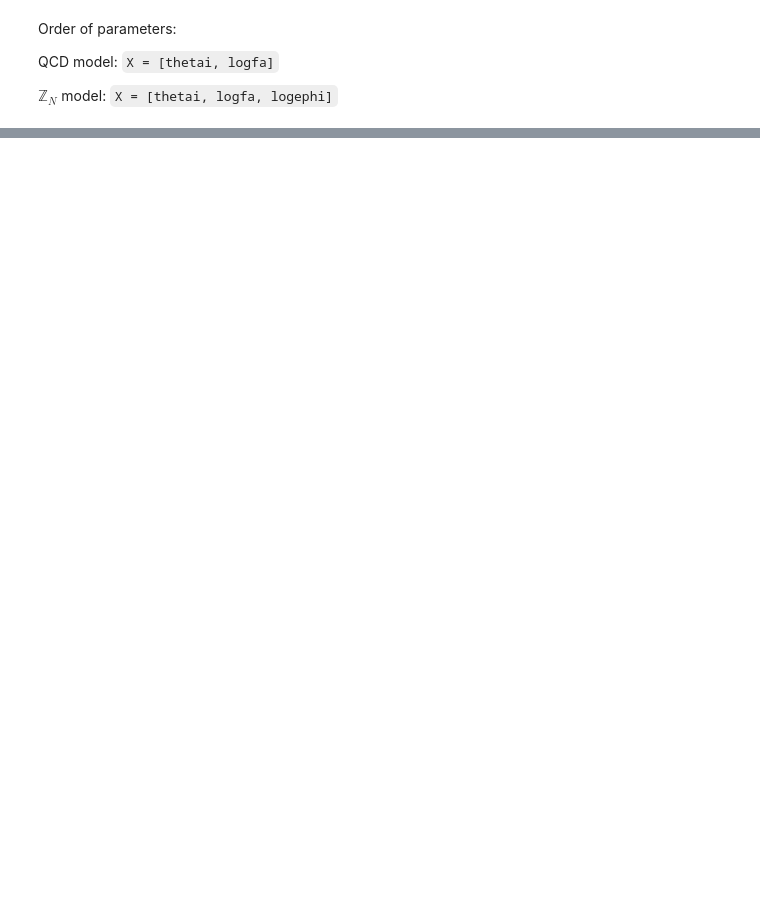
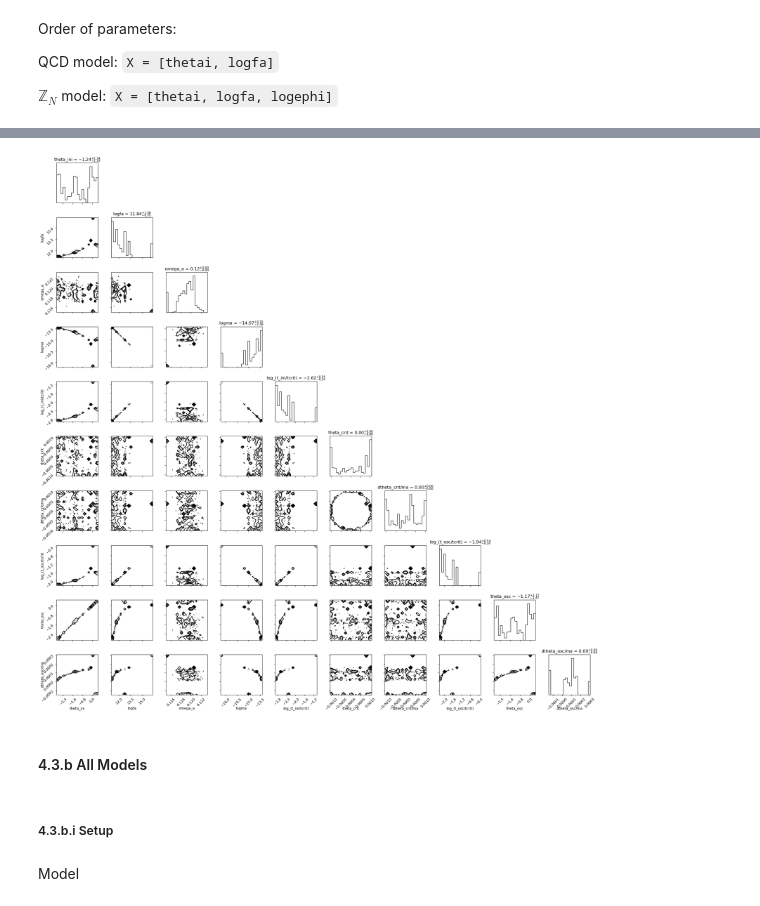
Before and after one commit to ManuelBuenAbad/axion_mcmc, a Jupyter notebook: axion_evol.ipynb, the cells around one changed output, grey strips where cells are left out. Drawn from its saved outputs; the diff is of its cells as text; code cells hidden in the pictures; blank space fills up the shorter version.

```diff
--- a/axion_evol.ipynb
+++ b/axion_evol.ipynb
@@ -4375,0 +4718,16 @@ p0 = np.random.rand(nwalkers, ndim)
+# %%
+# multiplying dtheta times axion mass:
+df[[col for col in df.columns if 'dtheta' in col]] = df[[col for col in df.columns if 'dtheta' in col]].divide(df['ma'], axis=0)
+# renaming:
+new_dtheta_names = {dth:dth+'/ma' for dth in [col for col in df.columns if 'dtheta' in col]}
+df.rename(columns=new_dtheta_names, inplace=True)
+
+# taking the log of the axion mass:
+df['ma'] = df['ma'].map(np.log10)
+# renaming:
+df.rename(columns={'ma':'logma'}, inplace=True)
+
+# dividing times by tcrit, and taking the log:
+df[[col for col in df.columns if 't_' in col]] = df[[col for col in df.columns if 't_' in col]].apply(lambda t: np.log10(t/tcrit))
+new_time_names = {tim:'log_('+tim+'/tcrit)' for tim in [col for col in df.columns if 't_' in col]}
+df.rename(columns=new_time_names, inplace=True)
@@ -4375,0 +4745,3 @@ p0 = np.random.rand(nwalkers, ndim)
+# %%
+cut_log_prob = ln_gauss_prob((Omega_dm*h*h)+5*sig_omega_dm, mean=(Omega_dm*h*h), sigma=sig_omega_dm)
+print(cut_log_prob)
@@ -4375,0 +4750,4 @@ p0 = np.random.rand(nwalkers, ndim)
+# %%
+df_small = df[np.abs(df['log_prob']) <= np.abs(cut_log_prob)]
+
+print(df_small.shape)
@@ -4375,0 +4781,9 @@ p0 = np.random.rand(nwalkers, ndim)
+# %%
+df_small_params = df_small.loc[:, df_small.columns != "log_prob"]
+# %%
+corner.corner(df_small_params.values, labels=df_small_params.columns, show_titles=True)
+
+plt.tight_layout()
+plt.show()
+# %% [output]
+[figure, added]
@@ -4375,0 +4812,6 @@ p0 = np.random.rand(nwalkers, ndim)
+# %% [markdown]
+#### 4.3.b All Models
+# %% [markdown]
+##### 4.3.b.i Setup
+# %% [markdown]
+Model
```
Also changed, not shown: parts of 131 cells of this notebook, 1 other file.
